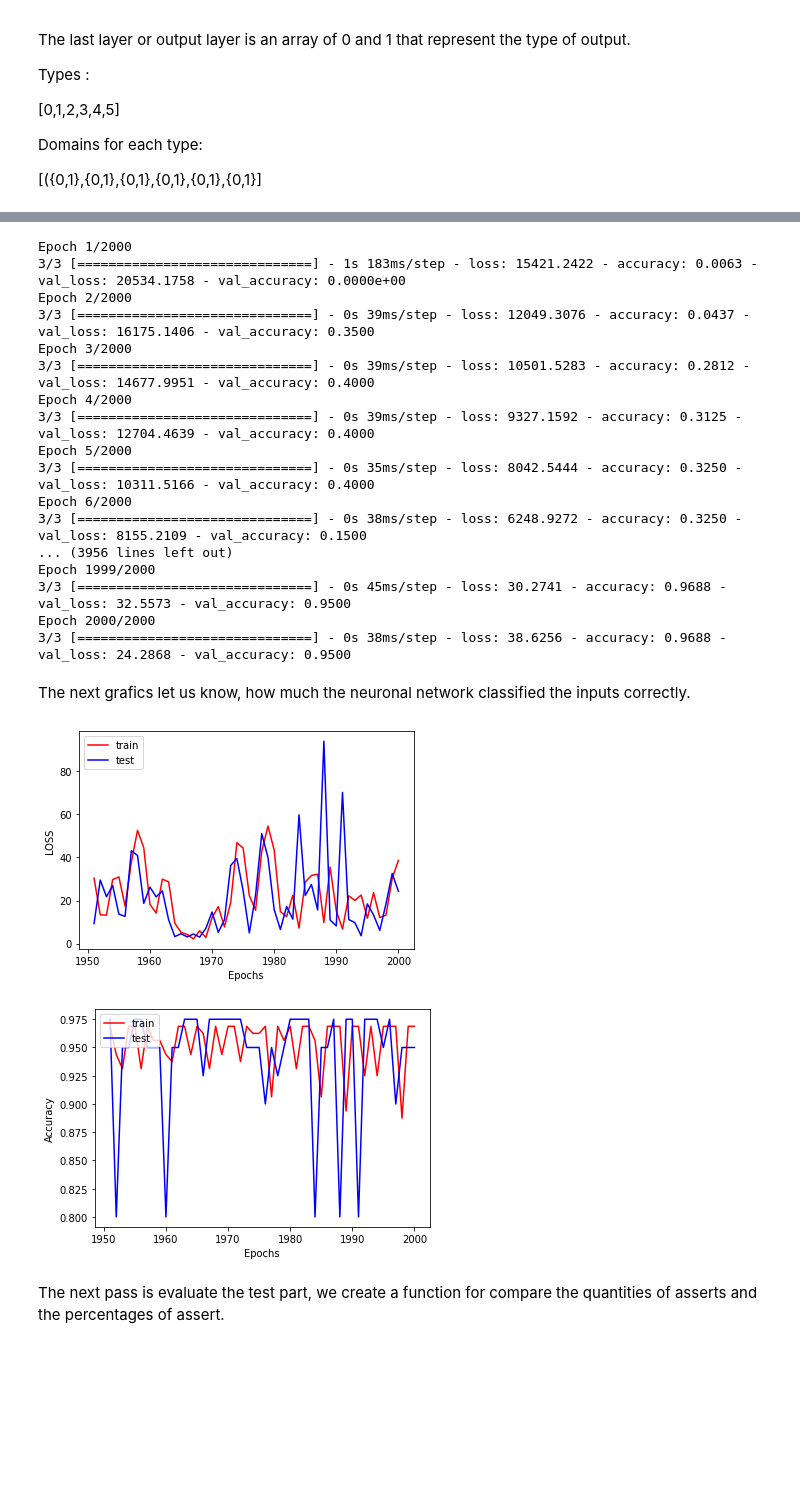
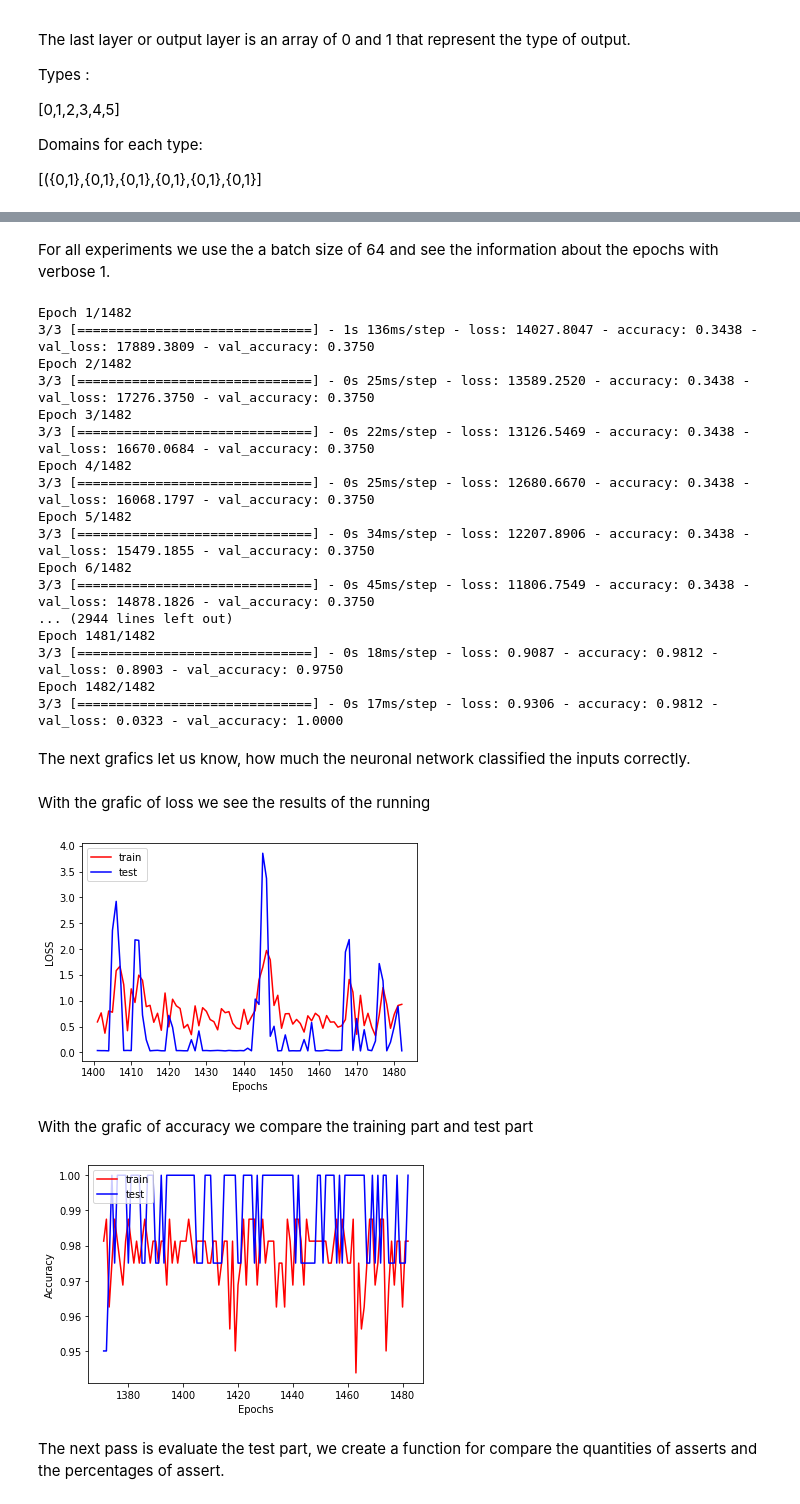
Before and after one commit to AlvaroCori/SIS_INTEL_PRACTICA_7, a Jupyter notebook: Neuronal Network2.ipynb, the cells around one changed output, grey strips where cells are left out. Drawn from its saved outputs; the diff is of its cells as text; code cells hidden in the pictures; blank space fills up the shorter version.

Commit message:
graficos buenos

```diff
--- a/Neuronal Network2.ipynb
+++ b/Neuronal Network2.ipynb
@@ -226,6 +228,6 @@ We mainly use two inputs:
 # %%
 types = stars.iloc[:,-1]
-stars_inputs = get_best_inputs(stars)
-#stars_inputs = get_inputs(stars,colors, spectral_classes)
+#stars_inputs = get_best_inputs(stars)
+stars_inputs = get_inputs(stars,colors, spectral_classes)
 stars_inputs
 # %% [output]
@@ -267,9 +272,8 @@ x_train.shape, y_train.shape, x_test.shape, y_test.shape
 # %%
 model = Sequential()
 
-model.add(Dense(64, input_dim=3, activation='selu'))
+model.add(Dense(10, input_dim=24, activation='selu'))
 model.add(Dense(6, activation='softmax'))
-
 model.compile(optimizer='adam',loss='categorical_crossentropy',metrics=['accuracy'])
 # %%
 #target_training
@@ -277,27 +281,29 @@ y = []
 ls = []
 y=IntegerEncode2(y_train)
 target_test=IntegerEncode2(y_test)
+# %% [markdown]
+For all experiments we use the a batch size of 64 and see the information about the epochs with verbose 1.
 # %%
-num_epochs=2000
+num_epochs=1482
 history = model.fit(x_train, y,validation_data=(x_test, target_test), epochs=num_epochs,batch_size=64,verbose=1)
 # %% [output]
-Epoch 1/2000
-3/3 [==============================] - 1s 183ms/step - loss: 15421.2422 - accuracy: 0.0063 - val_loss: 20534.1758 - val_accuracy: 0.0000e+00
-Epoch 2/2000
-3/3 [==============================] - 0s 39ms/step - loss: 12049.3076 - accuracy: 0.0437 - val_loss: 16175.1406 - val_accuracy: 0.3500
-Epoch 3/2000
-3/3 [==============================] - 0s 39ms/step - loss: 10501.5283 - accuracy: 0.2812 - val_loss: 14677.9951 - val_accuracy: 0.4000
-Epoch 4/2000
-3/3 [==============================] - 0s 39ms/step - loss: 9327.1592 - accuracy: 0.3125 - val_loss: 12704.4639 - val_accuracy: 0.4000
-Epoch 5/2000
-3/3 [==============================] - 0s 35ms/step - loss: 8042.5444 - accuracy: 0.3250 - val_loss: 10311.5166 - val_accuracy: 0.4000
-Epoch 6/2000
-3/3 [==============================] - 0s 38ms/step - loss: 6248.9272 - accuracy: 0.3250 - val_loss: 8155.2109 - val_accuracy: 0.1500
-... (3956 lines left out)
-Epoch 1999/2000
-3/3 [==============================] - 0s 45ms/step - loss: 30.2741 - accuracy: 0.9688 - val_loss: 32.5573 - val_accuracy: 0.9500
-Epoch 2000/2000
-3/3 [==============================] - 0s 38ms/step - loss: 38.6256 - accuracy: 0.9688 - val_loss: 24.2868 - val_accuracy: 0.9500
+Epoch 1/1482
+3/3 [==============================] - 1s 136ms/step - loss: 14027.8047 - accuracy: 0.3438 - val_loss: 17889.3809 - val_accuracy: 0.3750
+Epoch 2/1482
+3/3 [==============================] - 0s 25ms/step - loss: 13589.2520 - accuracy: 0.3438 - val_loss: 17276.3750 - val_accuracy: 0.3750
+Epoch 3/1482
+3/3 [==============================] - 0s 22ms/step - loss: 13126.5469 - accuracy: 0.3438 - val_loss: 16670.0684 - val_accuracy: 0.3750
+Epoch 4/1482
+3/3 [==============================] - 0s 25ms/step - loss: 12680.6670 - accuracy: 0.3438 - val_loss: 16068.1797 - val_accuracy: 0.3750
+Epoch 5/1482
+3/3 [==============================] - 0s 34ms/step - loss: 12207.8906 - accuracy: 0.3438 - val_loss: 15479.1855 - val_accuracy: 0.3750
+Epoch 6/1482
+3/3 [==============================] - 0s 45ms/step - loss: 11806.7549 - accuracy: 0.3438 - val_loss: 14878.1826 - val_accuracy: 0.3750
+... (2944 lines left out)
+Epoch 1481/1482
+3/3 [==============================] - 0s 18ms/step - loss: 0.9087 - accuracy: 0.9812 - val_loss: 0.8903 - val_accuracy: 0.9750
+Epoch 1482/1482
+3/3 [==============================] - 0s 17ms/step - loss: 0.9306 - accuracy: 0.9812 - val_loss: 0.0323 - val_accuracy: 1.0000
 # %% [markdown]
 The next grafics let us know, how much the neuronal network classified the inputs correctly.
 # %%
@@ -310,26 +316,30 @@ accuracy = history.history['accuracy']
 # outside training
 val_loss = history.history['val_loss']
 val_accuracy = history.history['val_accuracy']
+# %% [markdown]
+With the grafic of loss we see the results of the running
 # %%
 # Graficas de loss
-plt.plot(epochs[1950:], loss[1950:], 'r')
-plt.plot(epochs[1950:], val_loss[1950:], 'b')
+plt.plot(epochs[1400:], loss[1400:], 'r')
+plt.plot(epochs[1400:], val_loss[1400:], 'b')
 plt.xlabel('Epochs')
 plt.ylabel('LOSS')
 plt.legend(['train', 'test'], loc='upper left')
 plt.show()
 # %% [output]
-[figure, old version]
+[figure, new version]
+# %% [markdown]
+With the grafic of accuracy we compare the training part and test part
 # %%
 # Graficas de accuracy
-plt.plot(epochs[1950:], accuracy[1950:], 'r')
-plt.plot(epochs[1950:], val_accuracy[1950:], 'b')
+plt.plot(epochs[1370:], accuracy[1370:], 'r')
+plt.plot(epochs[1370:], val_accuracy[1370:], 'b')
 plt.xlabel('Epochs')
 plt.ylabel('Accuracy')
 plt.legend(['train', 'test'], loc='upper left')
 plt.show()
 # %% [output]
-[figure, old version]
+[figure, new version]
 # %% [markdown]
 The next pass is evaluate the test part, we create a function for compare the quantities of asserts and the percentages of assert.
 # %%
```
Also changed, not shown: parts of 7 cells of this notebook, 4 other files.
